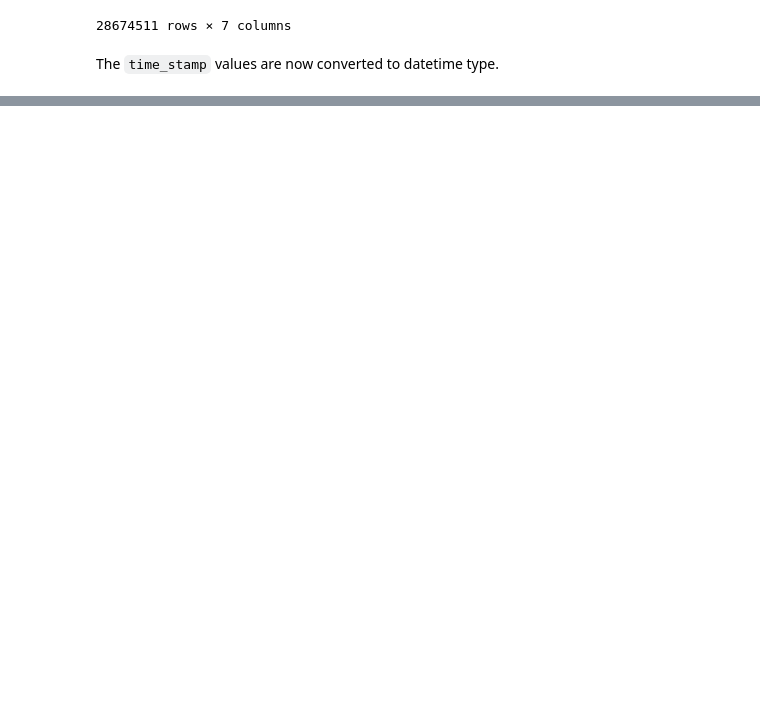
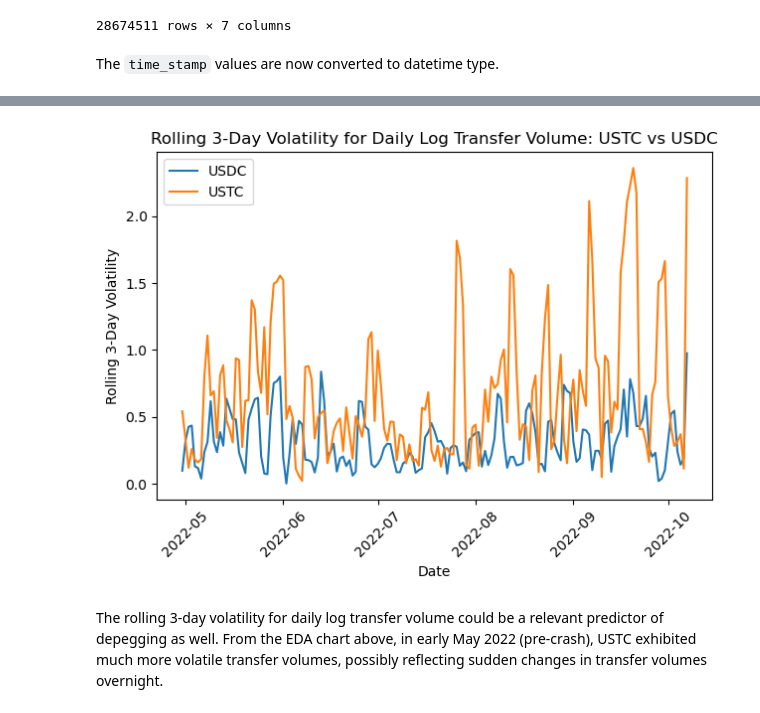
Before and after one commit to loowenwen/dse4101-project, a Jupyter notebook: cleaned_token_transfers.ipynb, the cells around one changed output, grey strips where cells are left out. Drawn from its saved outputs; the diff is of its cells as text; code cells hidden in the pictures; blank space fills up the shorter version.

```diff
--- a/cleaned_token_transfers.ipynb
+++ b/cleaned_token_transfers.ipynb
@@ -220,0 +293,13 @@ The `time_stamp` values are now converted to datetime type.
+# %%
+vol_volatility = vol.copy()
+
+vol_volatility["log_volume"] = np.log1p(vol_volatility["daily_volume"])
+
+vol_volatility["rolling_volatility"] = (
+        vol_volatility.groupby("contract_address")["log_volume"]
+        .rolling(3)
+        .std()
+        .reset_index(level = 0, drop = True)
+    )
+
+vol_volatility
@@ -220,0 +320,16 @@ The `time_stamp` values are now converted to datetime type.
+# %%
+for contract in vol_volatility["contract_address"].unique():
+    subset = vol_volatility[vol_volatility["contract_address"] == contract]
+    plt.plot(subset["date"], subset["rolling_volatility"], label=contract)
+
+plt.xlabel("Date")
+plt.ylabel("Rolling 3-Day Volatility")
+plt.title("Rolling 3-Day Volatility for Daily Log Transfer Volume: USTC vs USDC")
+plt.legend()
+plt.xticks(rotation=45)
+plt.tight_layout()
+plt.show()
+# %% [output]
+[figure, added]
+# %% [markdown]
+The rolling 3-day volatility for daily log transfer volume could be a relevant predictor of depegging as well. From the EDA chart above, in early May 2022 (pre-crash), USTC exhibited much more volatile transfer volumes, possibly reflecting sudden changes in transfer volumes overnight.
```
Also changed, not shown: parts of 32 cells of this notebook.
